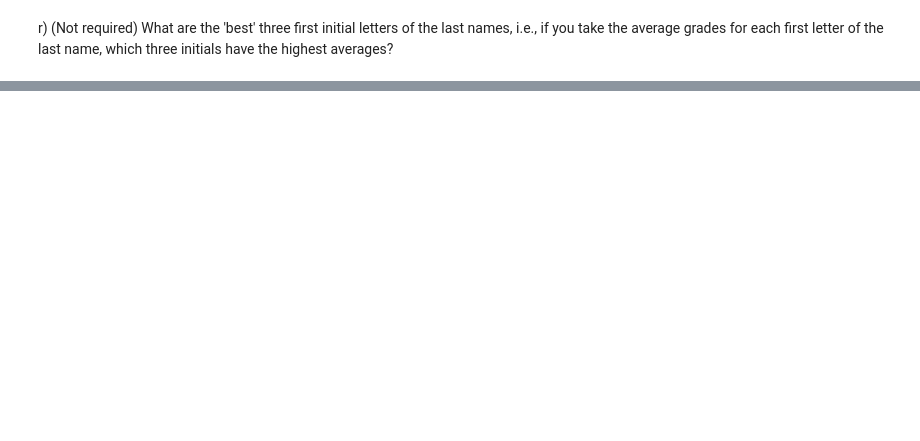
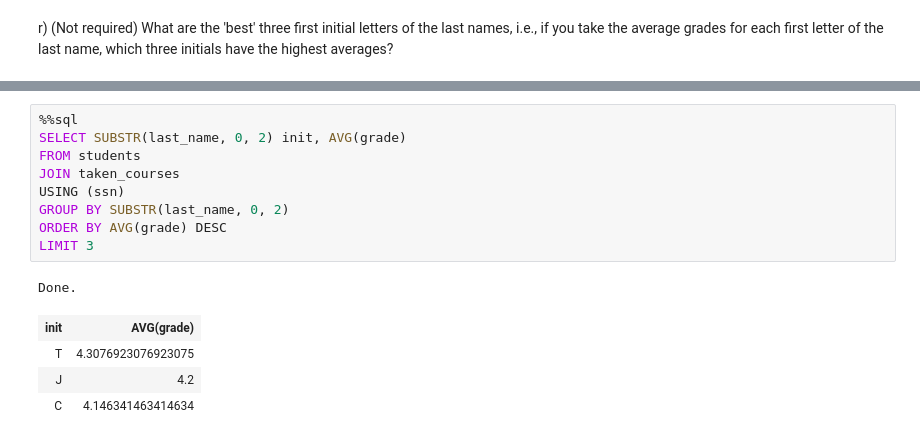
Before and after one commit to VictorWinberg/edaf75, a Jupyter notebook: lab1/lab1.ipynb, the cells around one changed output, grey strips where cells are left out. Drawn from its saved outputs; the diff is of its cells as text; blank space fills up the shorter version.

```diff
--- a/lab1/lab1.ipynb
+++ b/lab1/lab1.ipynb
@@ -430,0 +482,15 @@ r) (Not required) What are the 'best' three first initial
+# %%
+%%sql
+SELECT SUBSTR(last_name, 0, 2) init, AVG(grade)
+FROM students
+JOIN taken_courses
+USING (ssn)
+GROUP BY SUBSTR(last_name, 0, 2)
+ORDER BY AVG(grade) DESC
+LIMIT 3
+# %% [output]
+Done.
+| init | AVG(grade) |
+| T | 4.3076923076923075 |
+| J | 4.2 |
+| C | 4.146341463414634 |
```
Also changed, not shown: parts of 12 cells of this notebook.
